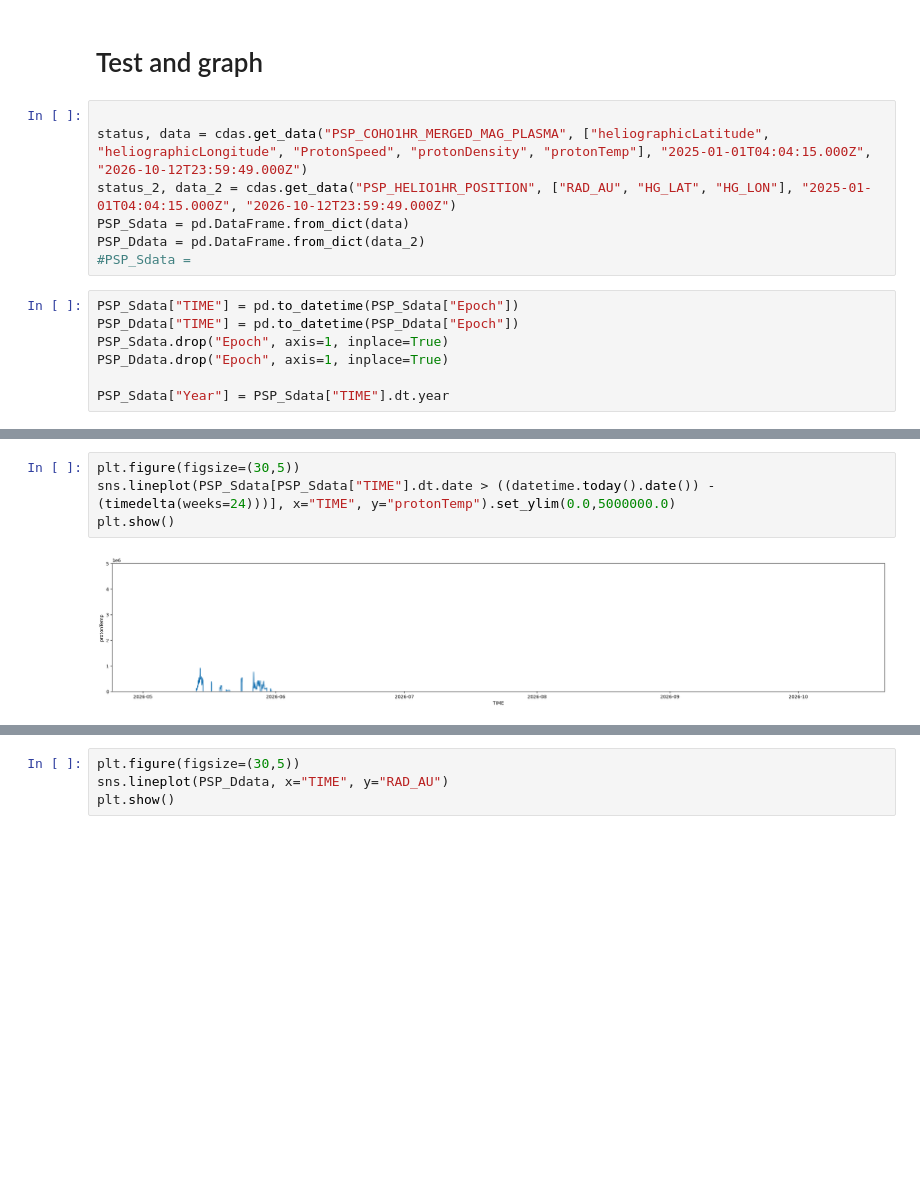
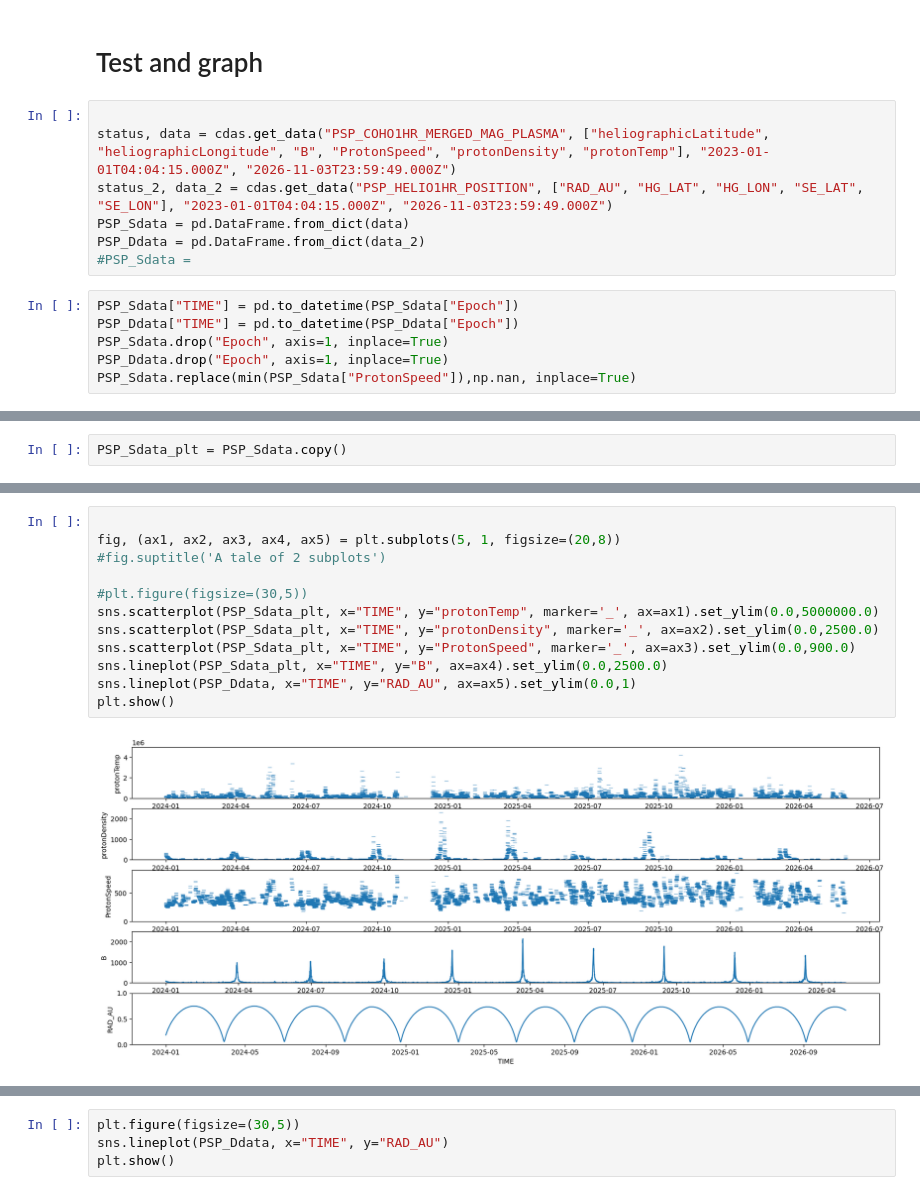
Before and after one commit to iDelfin/ParkerSP_Data_information, a Jupyter notebook: dataExploration.ipynb, the cells around one changed output, grey strips where cells are left out. Saved outputs shown, nothing was run; the diff lists cells and outputs as text; blank space fills up the shorter version.

```diff
--- a/dataExploration.ipynb
+++ b/dataExploration.ipynb
@@ -331,8 +102,8 @@ cdas.get_variables("PSP_HELIO1HR_POSITION")
 # Test and graph
 # %%
 
-status, data = cdas.get_data("PSP_COHO1HR_MERGED_MAG_PLASMA", ["heliographicLatitude", "heliographicLongitude", "ProtonSpeed", "protonDensity", "protonTemp"], "2025-01-01T04:04:15.000Z", "2026-10-12T23:59:49.000Z")
-status_2, data_2 = cdas.get_data("PSP_HELIO1HR_POSITION", ["RAD_AU", "HG_LAT", "HG_LON"], "2025-01-01T04:04:15.000Z", "2026-10-12T23:59:49.000Z")
+status, data = cdas.get_data("PSP_COHO1HR_MERGED_MAG_PLASMA", ["heliographicLatitude", "heliographicLongitude", "B", "ProtonSpeed", "protonDensity", "protonTemp"], "2023-01-01T04:04:15.000Z", "2026-11-03T23:59:49.000Z")
+status_2, data_2 = cdas.get_data("PSP_HELIO1HR_POSITION", ["RAD_AU", "HG_LAT", "HG_LON", "SE_LAT", "SE_LON"], "2023-01-01T04:04:15.000Z", "2026-11-03T23:59:49.000Z")
 PSP_Sdata = pd.DataFrame.from_dict(data)
 PSP_Ddata = pd.DataFrame.from_dict(data_2)
 #PSP_Sdata =
@@ -341,6 +112,5 @@ PSP_Sdata["TIME"] = pd.to_datetime(PSP_Sdata["Epoch"])
 PSP_Ddata["TIME"] = pd.to_datetime(PSP_Ddata["Epoch"])
 PSP_Sdata.drop("Epoch", axis=1, inplace=True)
 PSP_Ddata.drop("Epoch", axis=1, inplace=True)
-
-PSP_Sdata["Year"] = PSP_Sdata["TIME"].dt.year
+PSP_Sdata.replace(min(PSP_Sdata["ProtonSpeed"]),np.nan, inplace=True)
 # %%
@@ -354,0 +129,2 @@ PSP_Sdata[(PSP_Sdata["protonTemp"]>0) & (PSP_Sdata["ProtonSpeed"]>0) & (PSP_Sdat
+# %%
+PSP_Sdata_plt = PSP_Sdata.copy()
@@ -355,6 +213,14 @@ PSP_Sdata[(PSP_Sdata["protonTemp"]>0) & (PSP_Sdata["ProtonSpeed"]>0) & (PSP_Sdat
 # %%
-plt.figure(figsize=(30,5))
-sns.lineplot(PSP_Sdata[PSP_Sdata["TIME"].dt.date > ((datetime.today().date()) - (timedelta(weeks=24)))], x="TIME", y="protonTemp").set_ylim(0.0,5000000.0)
+
+fig, (ax1, ax2, ax3, ax4, ax5) = plt.subplots(5, 1, figsize=(20,8))
+#fig.suptitle('A tale of 2 subplots')
+
+#plt.figure(figsize=(30,5))
+sns.scatterplot(PSP_Sdata_plt, x="TIME", y="protonTemp", marker='_', ax=ax1).set_ylim(0.0,5000000.0)
+sns.scatterplot(PSP_Sdata_plt, x="TIME", y="protonDensity", marker='_', ax=ax2).set_ylim(0.0,2500.0)
+sns.scatterplot(PSP_Sdata_plt, x="TIME", y="ProtonSpeed", marker='_', ax=ax3).set_ylim(0.0,900.0)
+sns.lineplot(PSP_Sdata_plt, x="TIME", y="B", ax=ax4).set_ylim(0.0,2500.0)
+sns.lineplot(PSP_Ddata, x="TIME", y="RAD_AU", ax=ax5).set_ylim(0.0,1)
 plt.show()
 # %% [output]
-[figure, old version]
+[figure, new version]
```
Also changed, not shown: parts of 54 cells of this notebook.
